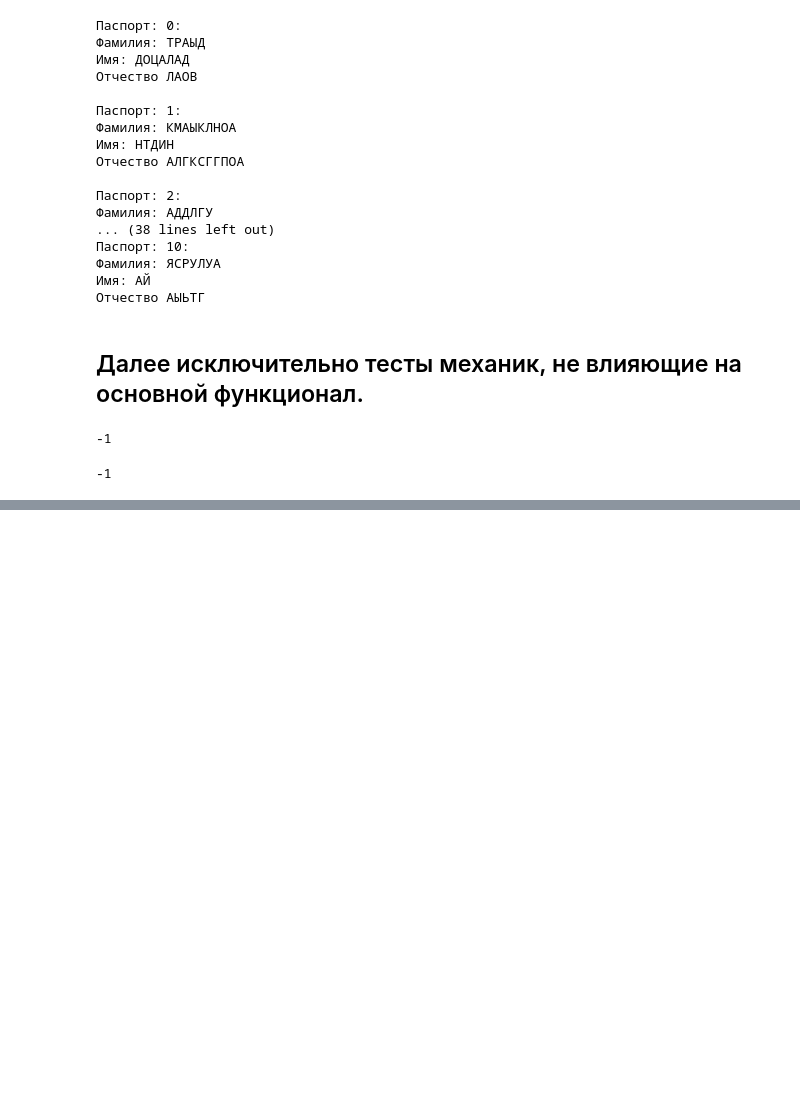
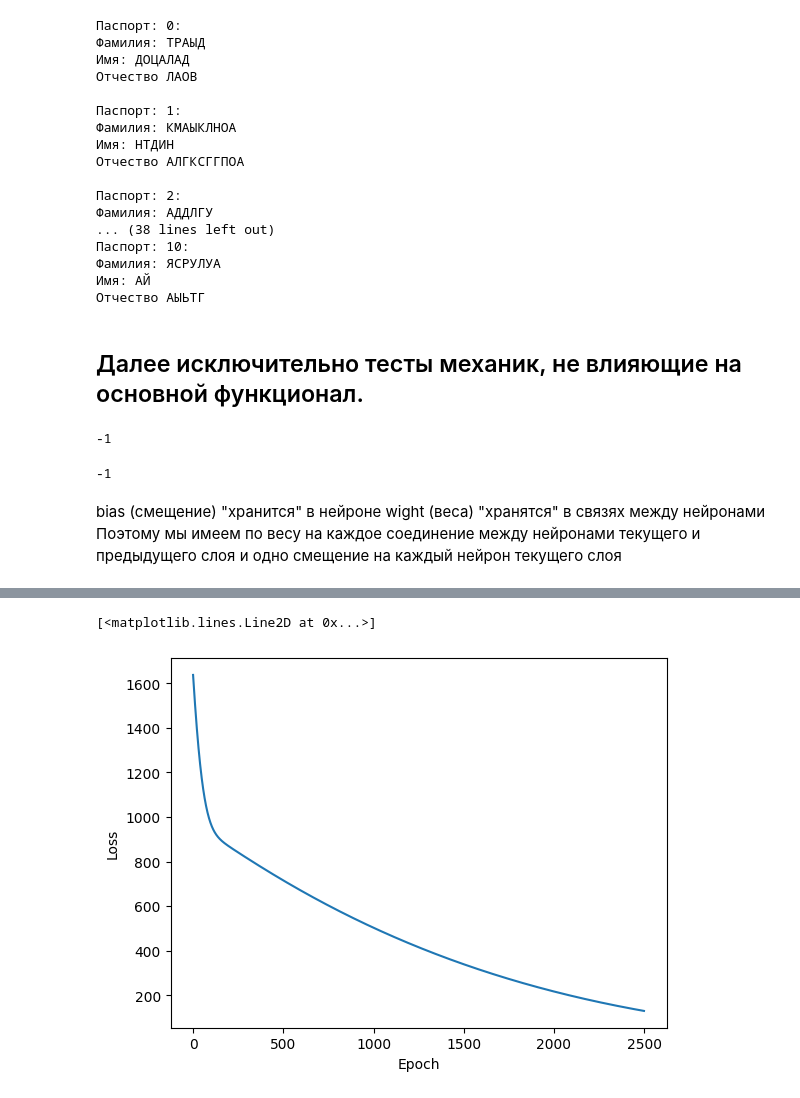
Before and after one commit to Eugene-Fed/test_for_MindSet, a Jupyter notebook: task_3.ipynb, the cells around one changed output, grey strips where cells are left out. Drawn from its saved outputs; the diff is of its cells as text; code cells hidden in the pictures; blank space fills up the shorter version.

```diff
--- a/task_3.ipynb
+++ b/task_3.ipynb
@@ -886,3 +904,24 @@ cv2.imshow('LINEAR', inter3)
 cv2.waitKey(0)
 # %% [output]
 -1
+# %% [markdown]
+bias (смещение) "хранится" в нейроне
+wight (веса) "хранятся" в связях между нейронами
+Поэтому мы имеем по весу на каждое соединение между нейронами текущего и предыдущего слоя
+и одно смещение на каждый нейрон текущего слоя
+# %%
+celsius_q    = np.array([-40, -10, 0, 8, 15, 22, 38], dtype=float)
+fahrenheit_a = np.array([-40, 14, 32, 46, 59, 72, 100], dtype=float)
+
+l0 = tf.keras.layers.Dense(units=1, input_shape=[1])
+model = tf.keras.Sequential([l0])
+model.compile(loss='mean_squared_error', optimizer=tf.keras.optimizers.Adam(0.01))
+history = model.fit(celsius_q, fahrenheit_a, epochs=2500, verbose=False)
+print(model.predict([100.0]))
+
+plt.xlabel('Epoch')
+plt.ylabel('Loss')
+plt.plot(history.history['loss'])
+#plt.plot(history.history['accuracy'])
+#plt.legend()
+# %% [output]
@@ -888,0 +930,2 @@ cv2.waitKey(0)
+[<matplotlib.lines.Line2D at 0x...>]
+[figure, added]
```
Also changed, not shown: parts of 4 cells of this notebook, 2 other files.
